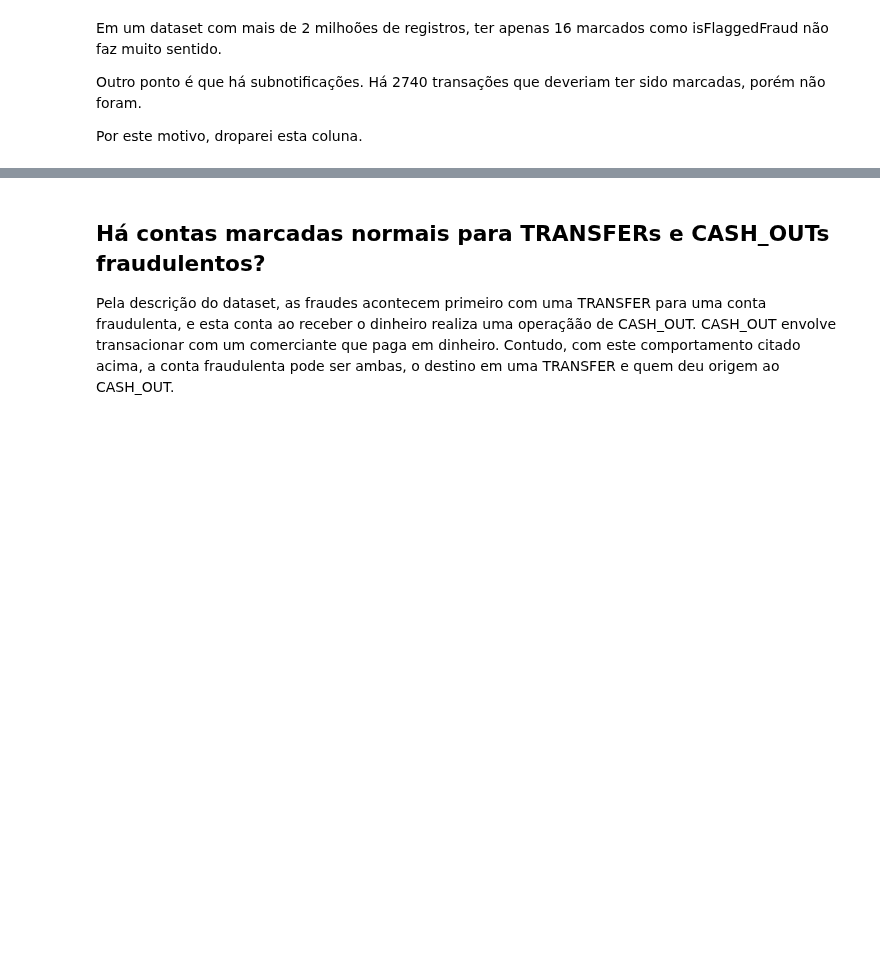
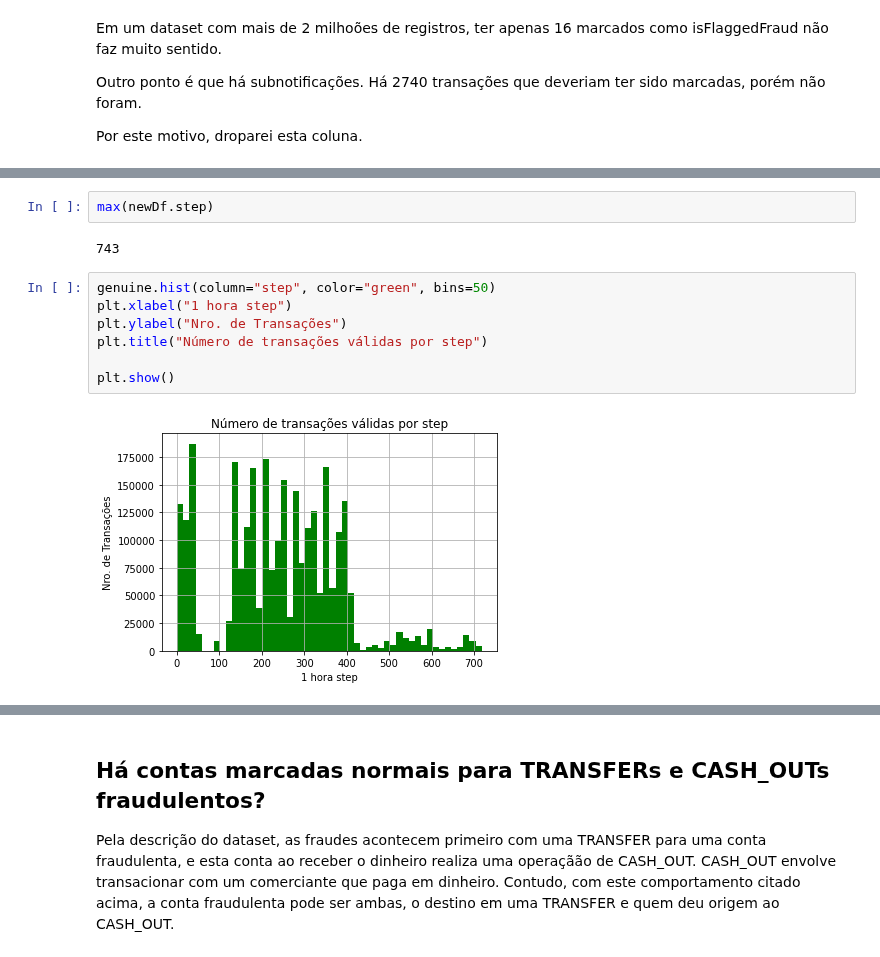
Before and after one commit to victormazevedo/predict-financial-fraud, a Jupyter notebook: Predict_Financial_Fraud.ipynb, the cells around one changed output, grey strips where cells are left out. Saved outputs shown, nothing was run; the diff lists cells and outputs as text; blank space fills up the shorter version.

Commit message:
Number of transactions by step (time)

```diff
--- a/Predict_Financial_Fraud.ipynb
+++ b/Predict_Financial_Fraud.ipynb
@@ -363,0 +368,13 @@ KeyError: ignored
+# %%
+max(newDf.step)
+# %% [output]
+743
+# %%
+genuine.hist(column="step", color="green", bins=50)
+plt.xlabel("1 hora step")
+plt.ylabel("Nro. de Transações")
+plt.title("Número de transações válidas por step")
+
+plt.show()
+# %% [output]
+[figure, added]
```
Also changed, not shown: parts of 7 cells of this notebook.
